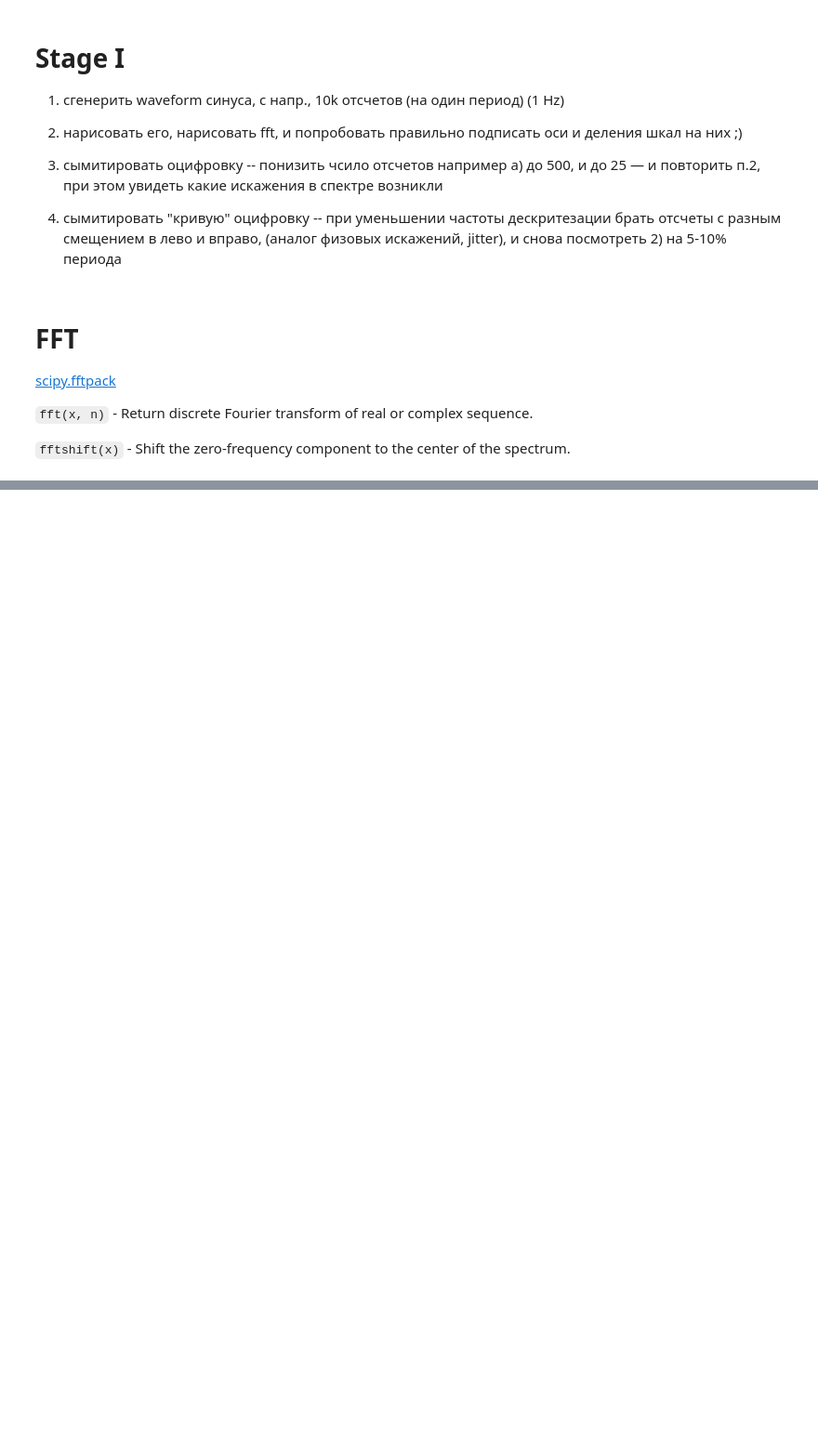
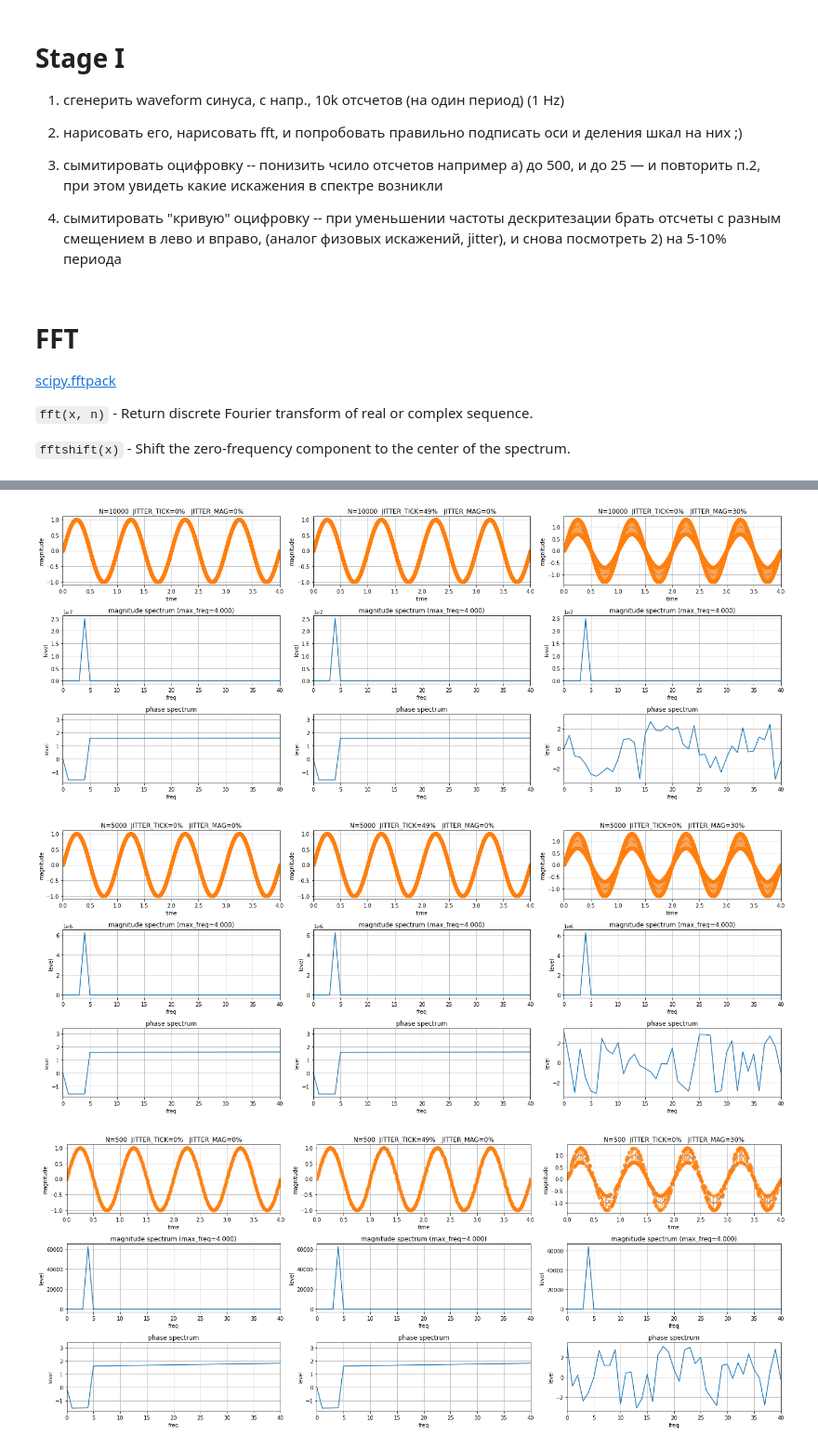
Before and after one commit to aliaksandr-master/dsp-learn, a Jupyter notebook: dsp-01.ipynb, the cells around one changed output, grey strips where cells are left out. Shown at 93% size. Saved outputs shown, nothing was run; the diff lists cells and outputs as text; code cells hidden in the pictures; blank space fills up the shorter version.

Commit message:
fix spectrum

```diff
--- a/dsp-01.ipynb
+++ b/dsp-01.ipynb
@@ -18,7 +20,9 @@ from typing import Tuple
 
 %matplotlib inline
 # %%
-def sin_tick(n: int) -> Tuple[np.ndarray, np.ndarray]:
-    x = np.linspace(0, 2, n, endpoint=True)
+def sin_tick(sampling_rate: int, period: int = 1) -> Tuple[np.array, np.array]:
+    x = np.linspace(0, 1 * int(period), sampling_rate, endpoint=True)
     y = np.sin(2 * np.pi * x)
     return x, y
+def rand_sigh():
+    return -1 if random.random() > 0.5 else 1.0
@@ -93,0 +60,71 @@ for i, n in enumerate((10000, 5000, 500, 100, 25, 10)):
+# %%
+SIN_FREQ = 4
+
+ideal_x, ideal_y = sin_tick(10000, SIN_FREQ)
+
+N_FFT = 2048
+
+for i, (sampling_rate, jit_tick, jit_amp) in enumerate((
+    (10000, 49, 30),
+    (5000, 49, 30),
+    (500, 49, 30),
+    (100, 49, 30),
+    (25, 49, 30),
+    (10, 49, 30),
+)):
+    fig = plt.figure(figsize=(20, 8))
+    variants = (
+        (0, 0),
+        (jit_tick, 0),
+        (0, jit_amp),
+#         (jit_tick, jit_amp),
+    )
+    for i, (jit_tick, jit_amp) in enumerate(variants):
+        plt.subplot(3, len(variants), i + 1)
+        plt.plot(ideal_x, ideal_y, '-.')
+        plt.xlim((ideal_x[0], ideal_x[-1]))
+        plt.grid()
+        plt.title(f'N={sampling_rate}  JITTER_TICK={jit_tick}%   JITTER_MAG={jit_amp}%')
+
+        x, y = sin_tick_rand_jitter(sampling_rate, SIN_FREQ, jit_tick, jit_amp)
+        plt.step(x, y, '--o', linewidth=2.0, alpha=0.7)
+        plt.xlabel("time")
+        plt.ylabel("magnitude")
+
+        y_fft = np.fft.rfft(y, len(y))
+        magnitude_spectrum = np.square(np.abs(y_fft))
+        # The power spectrum is calculated as the square of
+        # the absolute value of the discrete Fourier transform
+        # https://www.kite.com/python/answers/how-to-plot-a-power-spectrum-in-python
+
+        freq = np.linspace(0, sampling_rate/2, len(magnitude_spectrum))
+
+        df = pd.DataFrame({"magnitude_level": magnitude_spectrum, "freq": freq})
+
+        max_freq = df.iloc[df['magnitude_level'].idxmax()]['freq']
+
+        # spectrum
+        plt.subplot(3, len(variants), i + 1 + len(variants))
+        plt.grid()
+        plt.title(f'magnitude spectrum (max_freq={max_freq:0.3f})')
+        plt.xlabel("freq")
+        plt.ylabel("level")
+        plt.xlim([freq[0], min(max_freq * 10, freq[-1])])
+        plt.plot(freq, magnitude_spectrum)
+
+        # phase
+        phase_spectrum = np.angle(y_fft)
+        plt.subplot(3, len(variants), i + 1 + 2 * len(variants))
+        plt.grid()
+        plt.title('phase spectrum')
+        plt.xlabel("freq")
+        plt.ylabel("level")
+        plt.xlim([freq[0], min(max_freq * 10, freq[-1])])
+        plt.plot(freq, phase_spectrum)
+
+    plt.tight_layout()
+    plt.show()
+# %% [output]
+[figure, added]
+[figure, added]
+[figure, added]
```
Also changed, not shown: parts of 4 cells of this notebook.
